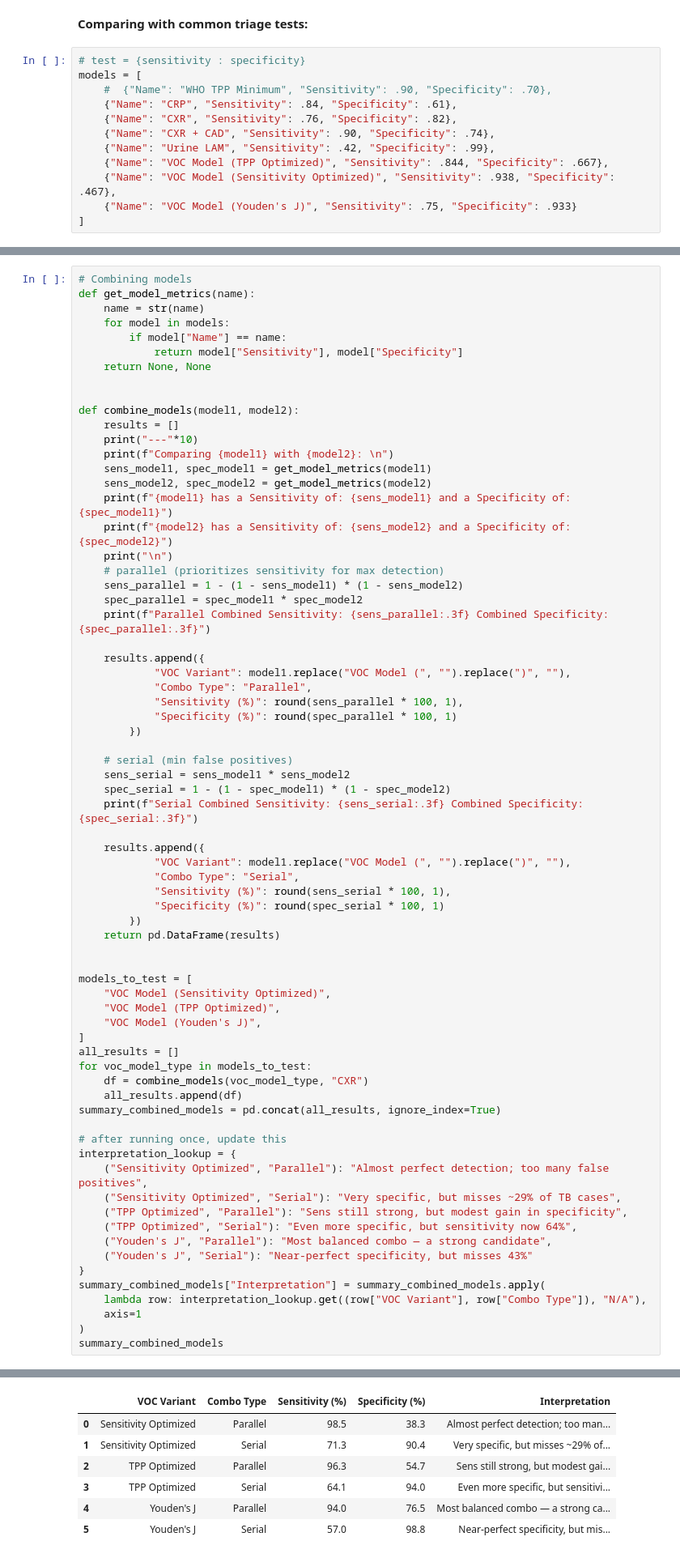
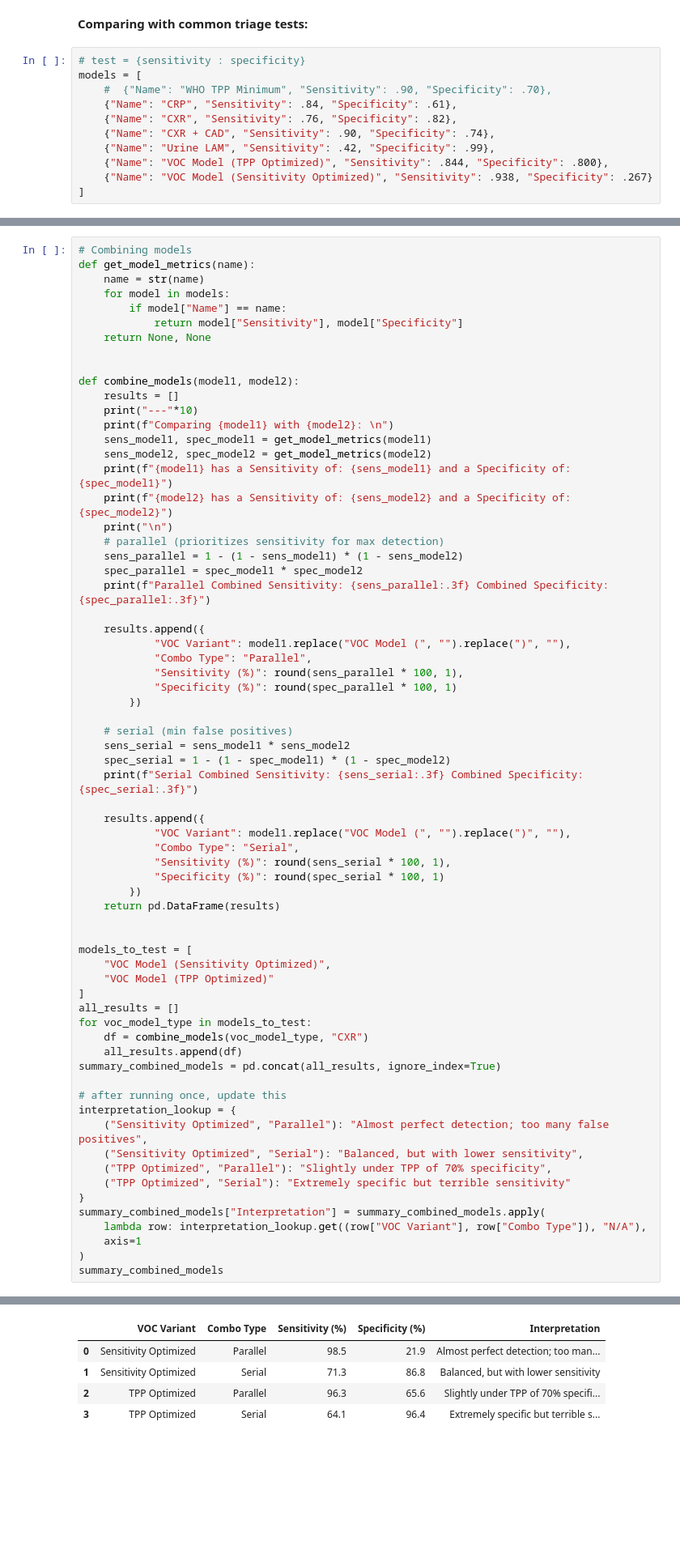
Before and after one commit to tyst-ucsf/capstone-project, a Jupyter notebook: 1e_Comparison.ipynb, the cells around one changed output, grey strips where cells are left out. Shown: that part at 81% size. Drawn from its saved outputs; the diff is of its cells as text; blank space fills up the shorter version.

```diff
--- a/1e_Comparison.ipynb
+++ b/1e_Comparison.ipynb
@@ -110,9 +98,8 @@ models = [
     {"Name": "CXR", "Sensitivity": .76, "Specificity": .82},
     {"Name": "CXR + CAD", "Sensitivity": .90, "Specificity": .74},
     {"Name": "Urine LAM", "Sensitivity": .42, "Specificity": .99},
-    {"Name": "VOC Model (TPP Optimized)", "Sensitivity": .844, "Specificity": .667},
-    {"Name": "VOC Model (Sensitivity Optimized)", "Sensitivity": .938, "Specificity": .467},
-    {"Name": "VOC Model (Youden's J)", "Sensitivity": .75, "Specificity": .933}
+    {"Name": "VOC Model (TPP Optimized)", "Sensitivity": .844, "Specificity": .800},
+    {"Name": "VOC Model (Sensitivity Optimized)", "Sensitivity": .938, "Specificity": .267}
 ]
 # %%
 # Extract for plotting
@@ -207,8 +194,7 @@ def combine_models(model1, model2):
 
 models_to_test = [
     "VOC Model (Sensitivity Optimized)",
-    "VOC Model (TPP Optimized)",
-    "VOC Model (Youden's J)",
+    "VOC Model (TPP Optimized)"
 ]
 all_results = []
 for voc_model_type in models_to_test:
@@ -219,11 +205,9 @@ summary_combined_models = pd.concat(all_results, ignore_index=True)
 # after running once, update this
 interpretation_lookup = {
     ("Sensitivity Optimized", "Parallel"): "Almost perfect detection; too many false positives",
-    ("Sensitivity Optimized", "Serial"): "Very specific, but misses ~29% of TB cases",
-    ("TPP Optimized", "Parallel"): "Sens still strong, but modest gain in specificity",
-    ("TPP Optimized", "Serial"): "Even more specific, but sensitivity now 64%",
-    ("Youden's J", "Parallel"): "Most balanced combo — a strong candidate",
-    ("Youden's J", "Serial"): "Near-perfect specificity, but misses 43%"
+    ("Sensitivity Optimized", "Serial"): "Balanced, but with lower sensitivity",
+    ("TPP Optimized", "Parallel"): "Slightly under TPP of 70% specificity",
+    ("TPP Optimized", "Serial"): "Extremely specific but terrible sensitivity"
 }
 summary_combined_models["Interpretation"] = summary_combined_models.apply(
     lambda row: interpretation_lookup.get((row["VOC Variant"], row["Combo Type"]), "N/A"),
@@ -251,10 +236,8 @@ Serial Combined Sensitivity: 0.570 Combined Specificity: 0.988
 |  | VOC Variant | Combo Type | Sensitivity (%) | Specificity (%) | Interpretation |
-| 0 | Sensitivity Optimized | Parallel | 98.5 | 38.3 | Almost perfect detection; too man... |
-| 1 | Sensitivity Optimized | Serial | 71.3 | 90.4 | Very specific, but misses ~29% of... |
-| 2 | TPP Optimized | Parallel | 96.3 | 54.7 | Sens still strong, but modest gai... |
-| 3 | TPP Optimized | Serial | 64.1 | 94.0 | Even more specific, but sensitivi... |
-| 4 | Youden's J | Parallel | 94.0 | 76.5 | Most balanced combo — a strong ca... |
-| 5 | Youden's J | Serial | 57.0 | 98.8 | Near-perfect specificity, but mis... |
+| 0 | Sensitivity Optimized | Parallel | 98.5 | 21.9 | Almost perfect detection; too man... |
+| 1 | Sensitivity Optimized | Serial | 71.3 | 86.8 | Balanced, but with lower sensitivity |
+| 2 | TPP Optimized | Parallel | 96.3 | 65.6 | Slightly under TPP of 70% specifi... |
+| 3 | TPP Optimized | Serial | 64.1 | 96.4 | Extremely specific but terrible s... |
 # %%
 # redoing this to include the TPP now
 models_data = [
```
Also changed, not shown: parts of 6 cells of this notebook, 24 other files.
